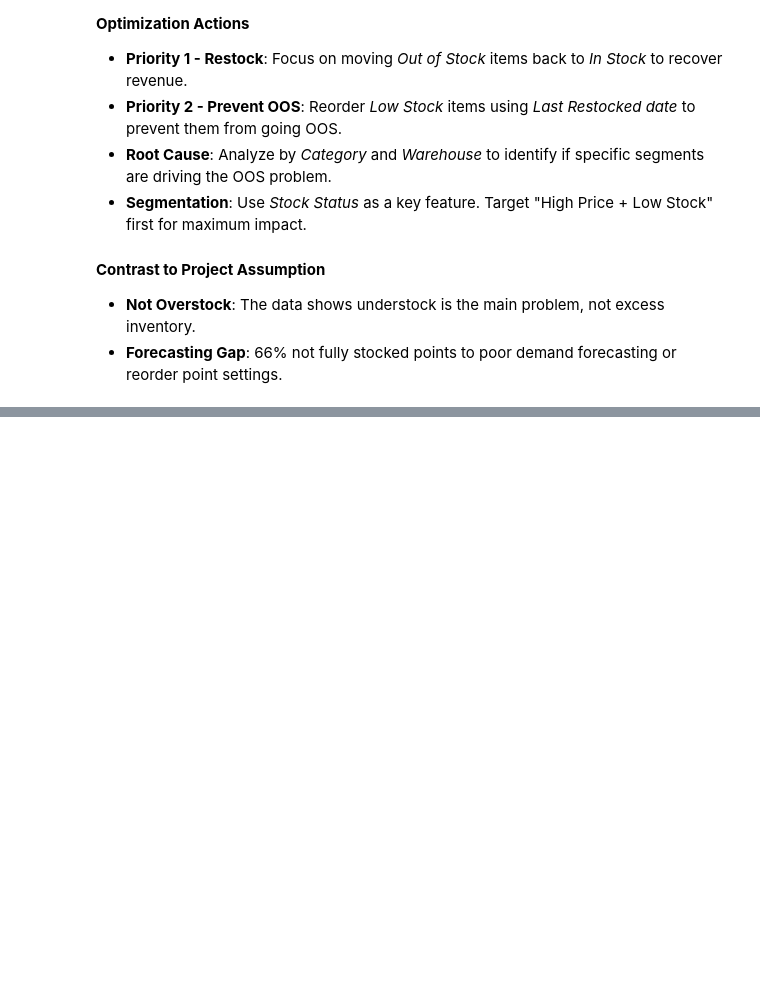
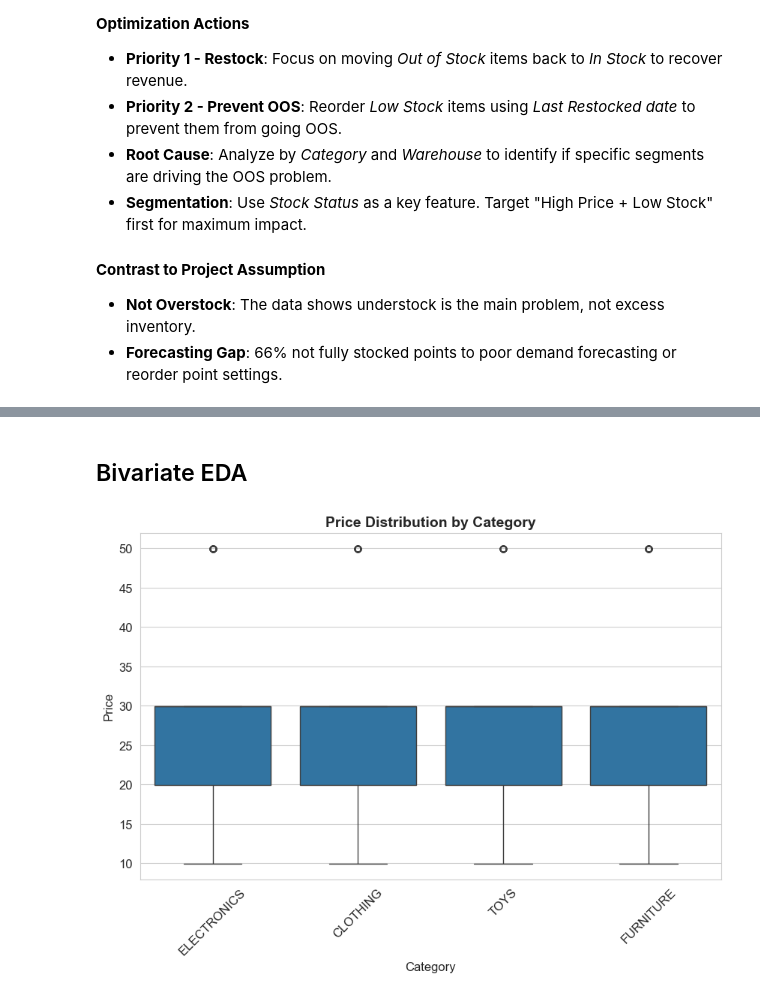
Before and after one commit to elaarhumphrey/Grouping-Products-And-Warehouses-Based-on-Inventory-Patterns, a Jupyter notebook: WAREHOUSE.ipynb, the cells around one changed output, grey strips where cells are left out. Drawn from its saved outputs; the diff is of its cells as text; code cells hidden in the pictures; blank space fills up the shorter version.

```diff
--- a/WAREHOUSE.ipynb
+++ b/WAREHOUSE.ipynb
@@ -314,0 +390,16 @@ Name: count, dtype: float64
+# %% [markdown]
+## Bivariate EDA
+# %%
+
+
+### Box plot. Price vs Category
+
+plt.figure(figsize=(10,6))
+sns.boxplot(x='category', y='price', data=df)
+plt.title('Price Distribution by Category', fontsize=14, fontweight='bold')
+plt.xlabel('Category')
+plt.ylabel('Price')
+plt.xticks(rotation=45)
+plt.show()
+# %% [output]
+[figure, added]
```
Also changed, not shown: parts of 7 cells of this notebook.
